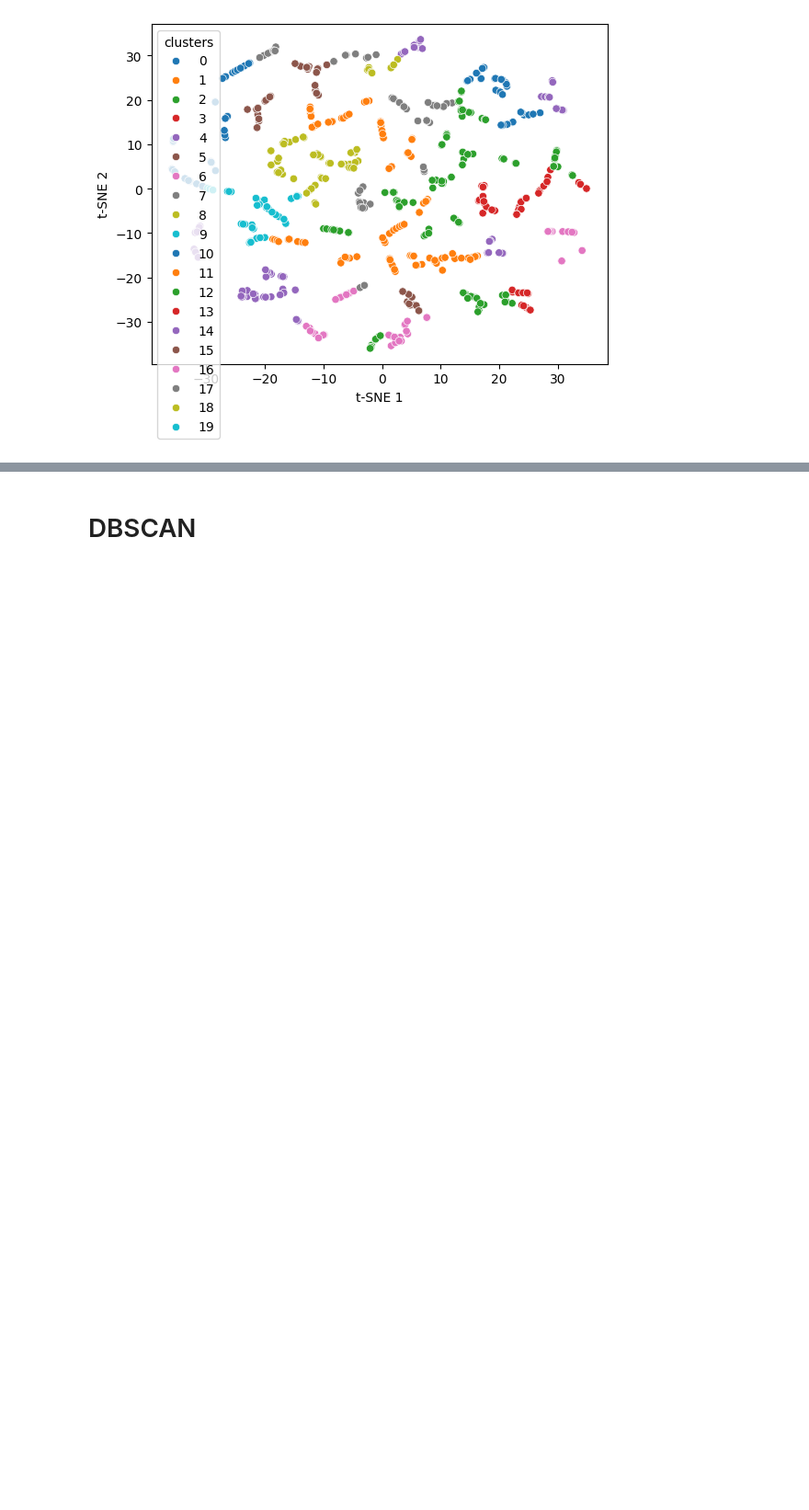
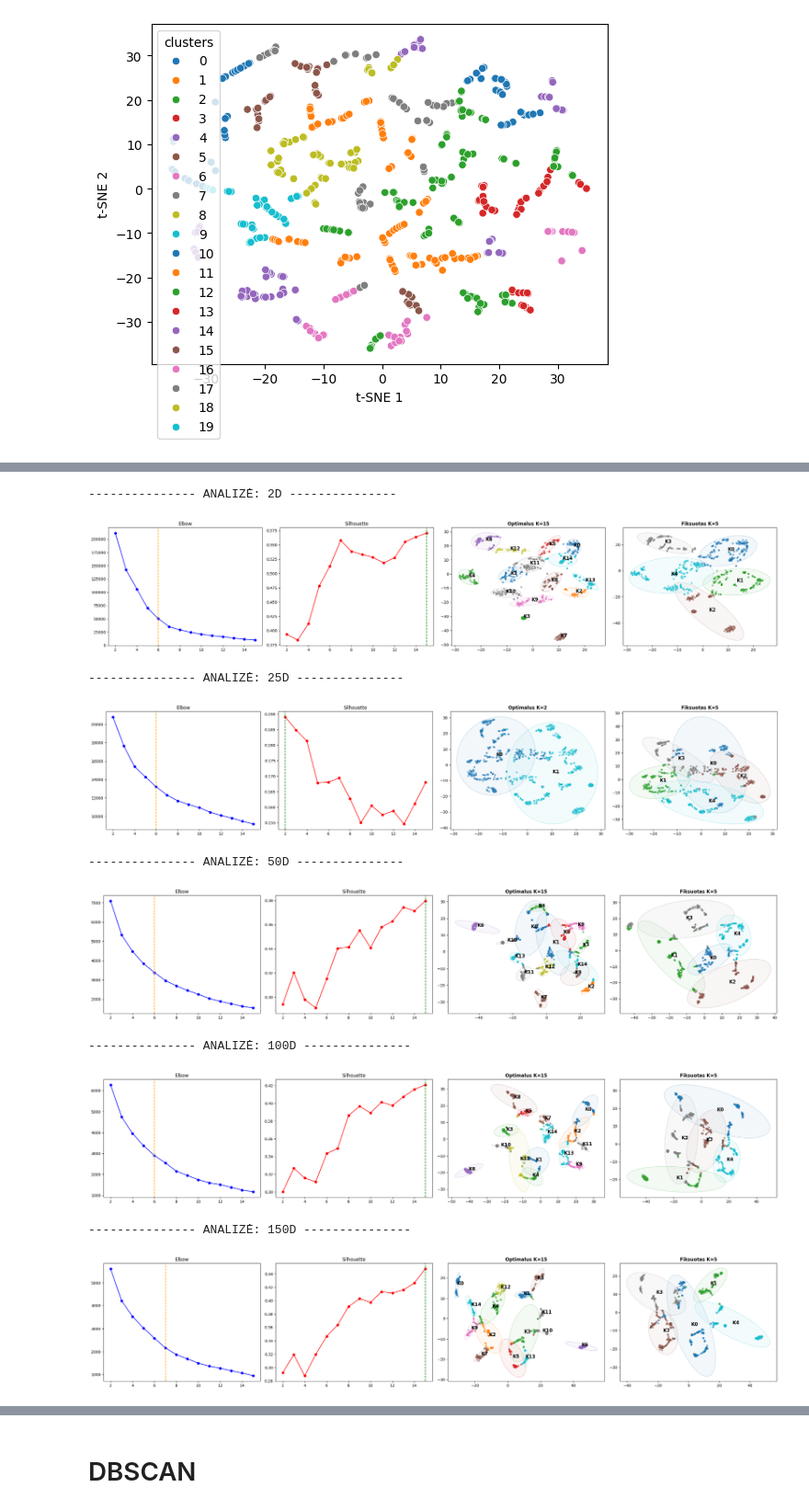
Before and after one commit to lukasjanusauskas/ais-duomenu-vizualizavimas, a Jupyter notebook: 4lab.ipynb, the cells around one changed output, grey strips where cells are left out. Shown at 92% size. Drawn from its saved outputs; the diff is of its cells as text; code cells hidden in the pictures; blank space fills up the shorter version.

Commit message:
patobulintas kmeans

```diff
--- a/4lab.ipynb
+++ b/4lab.ipynb
@@ -526,16 +498,0 @@ data_scaled = scaler.fit_transform(data_2d)
-# %%
-
-ks = list(range(2, 11))
-inertias = []
-silhouettes = []
-
-for k in ks:
-    km = KMeans(n_clusters=k, random_state=42, n_init=10).fit(data_scaled)
-    inertias.append(km.inertia_)
-    silhouettes.append(silhouette_score(data_scaled, km.labels_))
-
-# Grafikų braižymas vizualiam vertinimui
-plt.figure(figsize=(12, 4))
-plt.subplot(1, 2, 1); plt.plot(ks, inertias, 'bo-'); plt.title('Elbow metodas'); plt.xlabel('k')
-plt.subplot(1, 2, 2); plt.plot(ks, silhouettes, 'ro-'); plt.title('Silhouette metodas'); plt.xlabel('k')
-plt.show()
@@ -667,0 +650,18 @@ klasteris
+# %%
+
+
+for d in [2, 25, 50, 100, 150]:
+    method = 'barnes_hut' if d <= 3 else 'exact'
+    emb = TSNE(n_components=d, metric='precomputed', method=method, init='random', random_state=42).fit_transform(dist_mat)
+    final_summary.append(perform_full_analysis(emb, labels_true, f"{d}D"))
+# %% [output]
+--------------- ANALIZĖ: 2D ---------------
+[figure, added]
+--------------- ANALIZĖ: 25D ---------------
+[figure, added]
+--------------- ANALIZĖ: 50D ---------------
+[figure, added]
+--------------- ANALIZĖ: 100D ---------------
+[figure, added]
+--------------- ANALIZĖ: 150D ---------------
+[figure, added]
```
Also changed, not shown: parts of 18 cells of this notebook.
